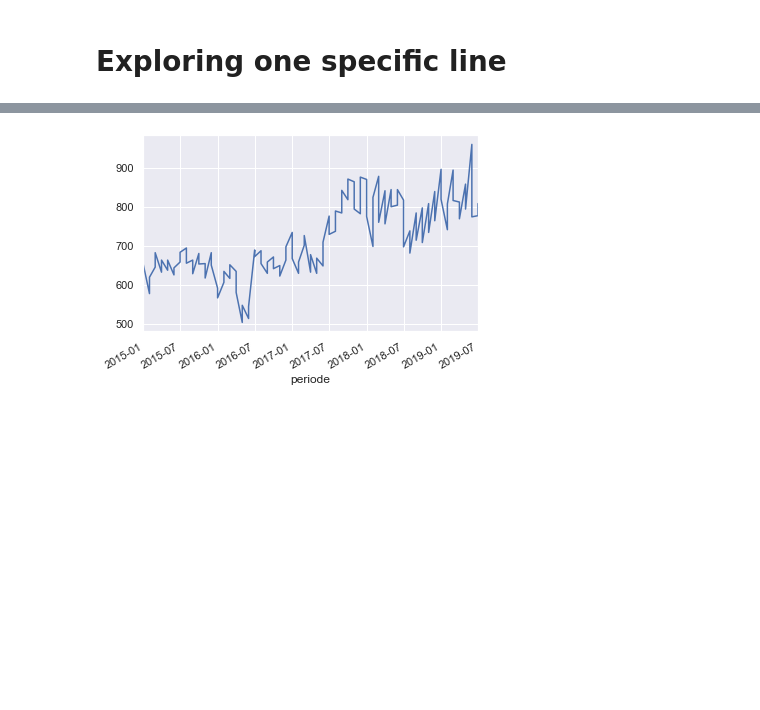
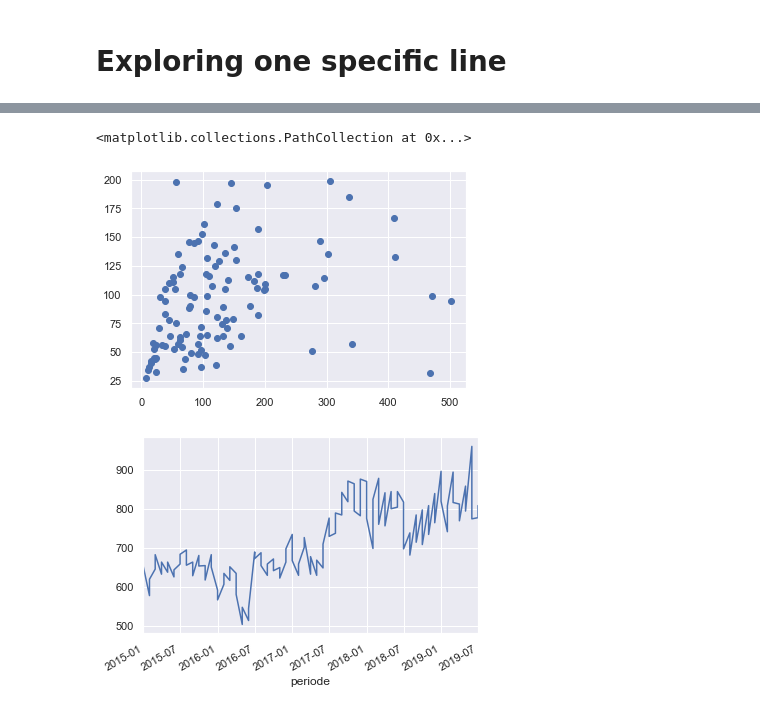
Before and after one commit to ThibaudLamothe/sncf-open-data, a Jupyter notebook: tgv_late/late_tgv.ipynb, the cells around one changed output, grey strips where cells are left out. Drawn from its saved outputs; the diff is of its cells as text; code cells hidden in the pictures; blank space fills up the shorter version.

```diff
--- a/tgv_late/late_tgv.ipynb
+++ b/tgv_late/late_tgv.ipynb
@@ -200,6 +201,8 @@ df.head()
 | 4 | 2015-01-01 | 2015 | 1.0 | PARIS MONTPARNASSE | ANGOULEME | 2 | 313.0 | ... |
 # %%
 f.save_pickle(df, 'dash_first_try.p')
+# %%
+df = f.load_pickle('dash_first_try.p')
 # %%
 gare = df['gare_depart'].unique()[0]
 gare
@@ -332,3 +336,8 @@ df_liaison.head()
 | 2 | 2015-03-01 | 2015 | 3.0 | PARIS MONTPARNASSE | BORDEAUX ST JEAN | 9 | 645.0 | ... |
 | 3 | 2015-04-01 | 2015 | 4.0 | PARIS MONTPARNASSE | BORDEAUX ST JEAN | 9 | 632.0 | ... |
 | 4 | 2015-05-01 | 2015 | 5.0 | PARIS MONTPARNASSE | BORDEAUX ST JEAN | 9 | 637.0 | ... |
+# %%
+plt.scatter(df_liaison['nbr_trains_retard_depart'],df_liaison['nbr_trains_retard_arrivee'])
+# %% [output]
+<matplotlib.collections.PathCollection at 0x...>
+[figure, added]
```
Also changed, not shown: parts of 11 cells of this notebook, 5 other files.
